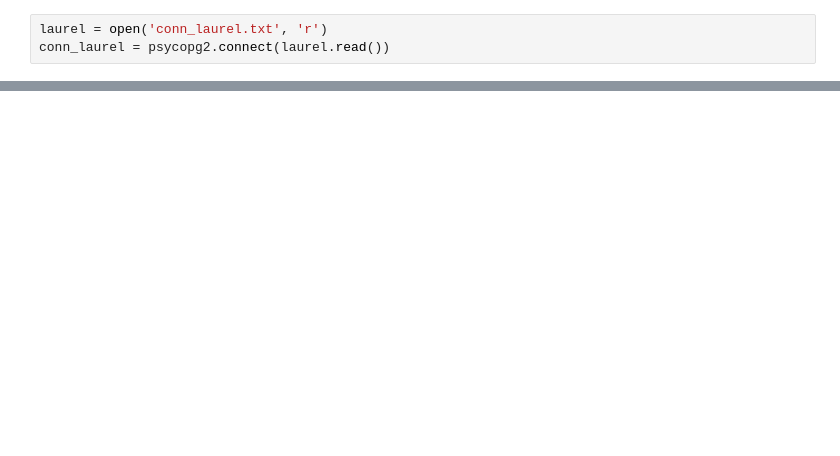
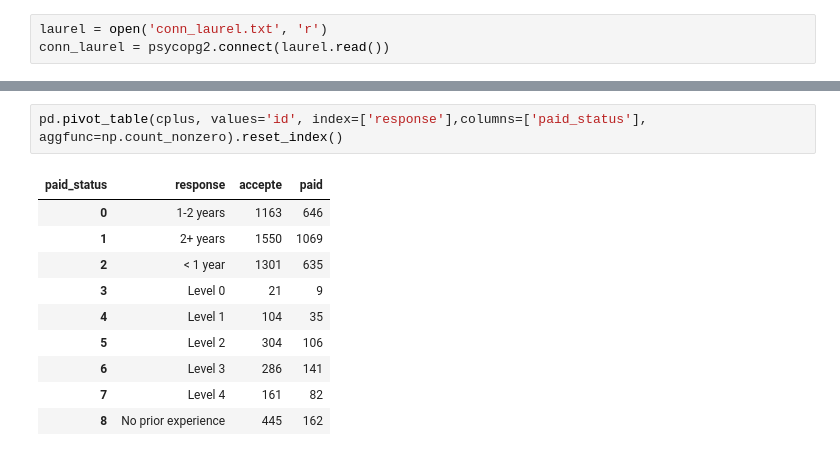
Before and after one commit to yidongli-u/udacity, a Jupyter notebook: successful-student-profile/SDC_profile.ipynb, the cells around one changed output, grey strips where cells are left out. Drawn from its saved outputs; the diff is of its cells as text; blank space fills up the shorter version.

```diff
--- a/successful-student-profile/SDC_profile.ipynb
+++ b/successful-student-profile/SDC_profile.ipynb
@@ -89,0 +246,13 @@ conn_laurel = psycopg2.connect(laurel.read())
+# %%
+pd.pivot_table(cplus, values='id', index=['response'],columns=['paid_status'], aggfunc=np.count_nonzero).reset_index()
+# %% [output]
+| paid_status | response | accepte | paid |
+| 0 | 1-2 years | 1163 | 646 |
+| 1 | 2+ years | 1550 | 1069 |
+| 2 | < 1 year | 1301 | 635 |
+| 3 | Level 0 | 21 | 9 |
+| 4 | Level 1 | 104 | 35 |
+| 5 | Level 2 | 304 | 106 |
+| 6 | Level 3 | 286 | 141 |
+| 7 | Level 4 | 161 | 82 |
+| 8 | No prior experience | 445 | 162 |
```
Also changed, not shown: parts of 26 cells of this notebook.
